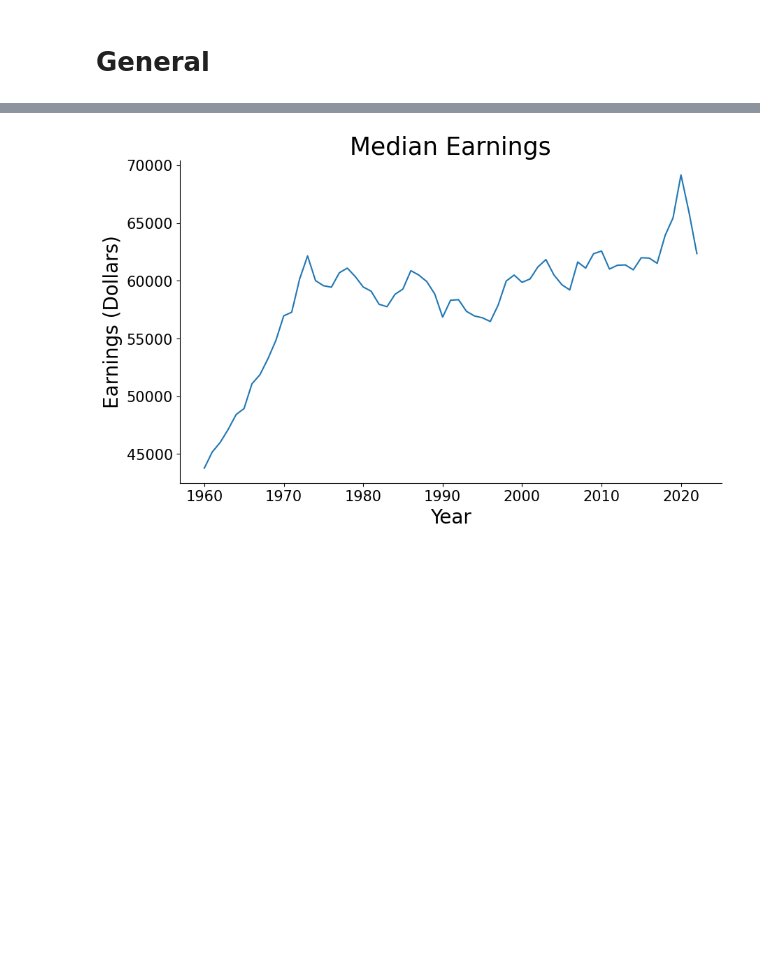
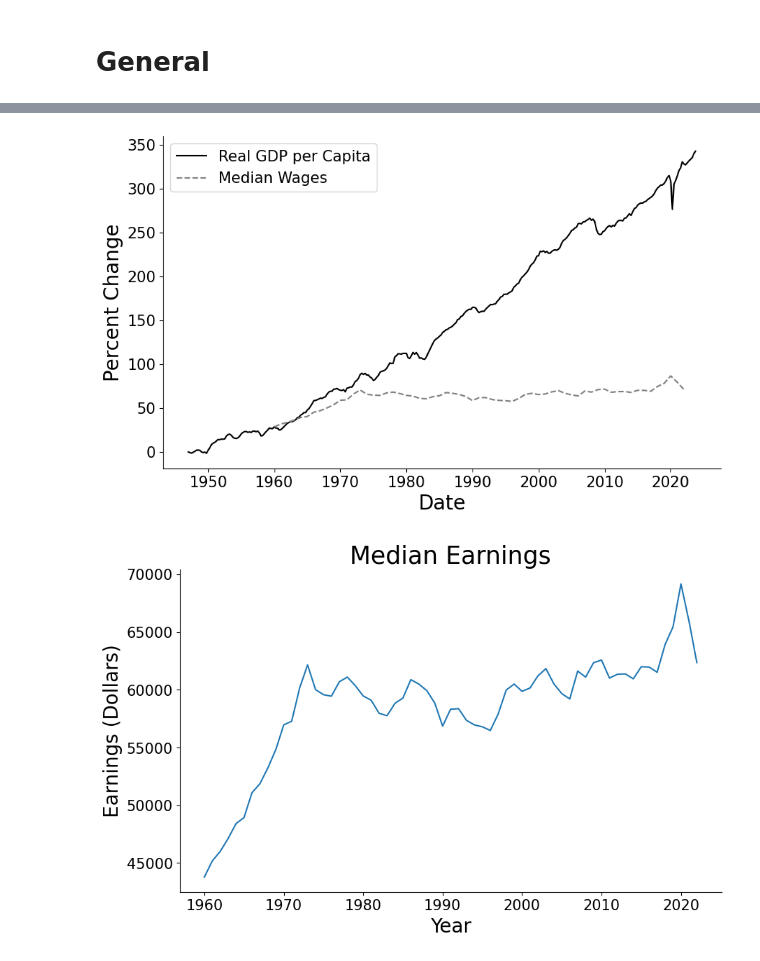
Before and after one commit to jordanott/BackToTheFuture, a Jupyter notebook: notebooks/government.ipynb, the cells around one changed output, grey strips where cells are left out. Cells and saved outputs as stored; diff of their text form; code cells hidden in the pictures; blank space fills up the shorter version.

Commit message:
Federal debt; real GDP per capita

```diff
--- a/notebooks/government.ipynb
+++ b/notebooks/government.ipynb
@@ -20,9 +36,22 @@ Raw data pulled from [here](https://docs.google.com/spreadsheets/d/14LXh9kOZk8DF
+# %%
+real_gdp_per_capita = pd.read_csv("../raw_data/government/real_gdp_per_capita.csv")
+real_gdp_per_capita.Date = pd.to_datetime(real_gdp_per_capita.Date)
+
+real_gdp_per_capita = helper.percent_change_relative_to(real_gdp_per_capita, "1947-01-01", "Real GDP per Capita")
 # %%
 median_wages = pd.read_csv("../raw_data/median_wages.txt", sep="|")
 median_wages["Date"] = pd.to_datetime(median_wages["Year"], format='%Y')
 median_wages = median_wages.sort_values(by="Date").reset_index(drop=True)
 
 median_wages = helper.percent_change_relative_to(median_wages, date="1960-01-01", column_name="Median earnings (FtM)")
+median_wages["Percent Change"] = real_gdp_per_capita[median_wages.Date[0] == real_gdp_per_capita.Date]["Percent Change"].values[0] + median_wages["Percent Change"]
+# %%
+sns.lineplot(x="Date", y="Percent Change", data=real_gdp_per_capita, label="Real GDP per Capita", color="black")
+sns.lineplot(x="Date", y="Percent Change", data=median_wages, label="Median Wages", color="gray", ls="--")
+
+plt.savefig("../images/median_wages_vs_real_gdp_per_capita.png")
+# %% [output]
+[figure, added]
 # %%
 # plt.subplot(1, 2, 1)
 sns.lineplot(x="Year", y="Median earnings (FtM)", data=median_wages)
```
Also changed, not shown: parts of 9 cells of this notebook, 3 other files.
